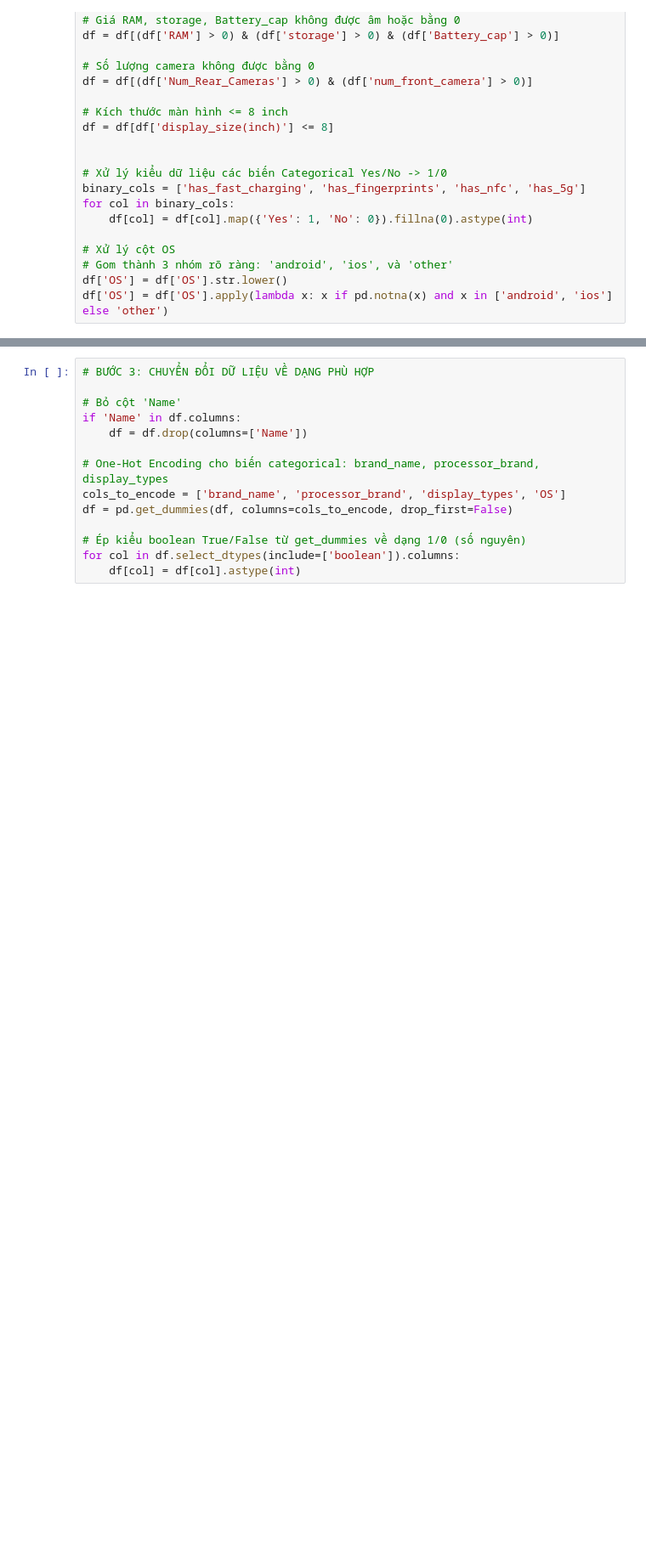
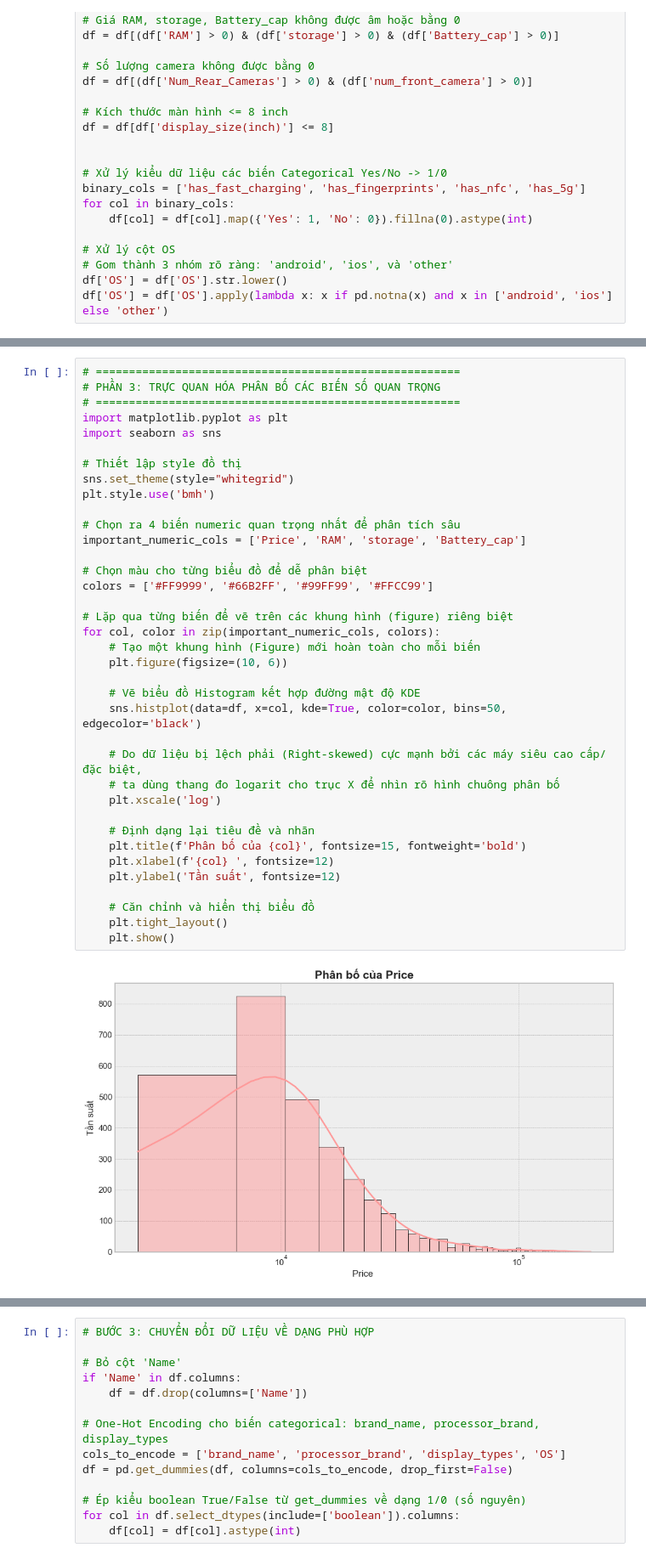
Before and after one commit to grst0610/Machine-learning, a Jupyter notebook: project.ipynb, the cells around one changed output, grey strips where cells are left out. Shown at 85% size. Saved outputs shown, nothing was run; the diff lists cells and outputs as text; blank space fills up the shorter version.

```diff
--- a/project.ipynb
+++ b/project.ipynb
@@ -101,0 +130,39 @@ df['OS'] = df['OS'].apply(lambda x: x if pd.notna(x) and x in ['android', 'ios']
+# %%
+# =======================================================
+# PHẦN 3: TRỰC QUAN HÓA PHÂN BỐ CÁC BIẾN SỐ QUAN TRỌNG
+# =======================================================
+import matplotlib.pyplot as plt
+import seaborn as sns
+
+# Thiết lập style đồ thị
+sns.set_theme(style="whitegrid")
+plt.style.use('bmh')
+
+# Chọn ra 4 biến numeric quan trọng nhất để phân tích sâu
+important_numeric_cols = ['Price', 'RAM', 'storage', 'Battery_cap']
+
+# Chọn màu cho từng biểu đồ để dễ phân biệt
+colors = ['#FF9999', '#66B2FF', '#99FF99', '#FFCC99']
+
+# Lặp qua từng biến để vẽ trên các khung hình (figure) riêng biệt
+for col, color in zip(important_numeric_cols, colors):
+    # Tạo một khung hình (Figure) mới hoàn toàn cho mỗi biến
+    plt.figure(figsize=(10, 6))
+
+    # Vẽ biểu đồ Histogram kết hợp đường mật độ KDE
+    sns.histplot(data=df, x=col, kde=True, color=color, bins=50, edgecolor='black')
+
+    # Do dữ liệu bị lệch phải (Right-skewed) cực mạnh bởi các máy siêu cao cấp/đặc biệt,
+    # ta dùng thang đo logarit cho trục X để nhìn rõ hình chuông phân bố
+    plt.xscale('log')
+
+    # Định dạng lại tiêu đề và nhãn
+    plt.title(f'Phân bố của {col}', fontsize=15, fontweight='bold')
+    plt.xlabel(f'{col} ', fontsize=12)
+    plt.ylabel('Tần suất', fontsize=12)
+
+    # Căn chỉnh và hiển thị biểu đồ
+    plt.tight_layout()
+    plt.show()
+# %% [output]
+[figure, added]
```
Also changed, not shown: parts of 10 cells of this notebook.
